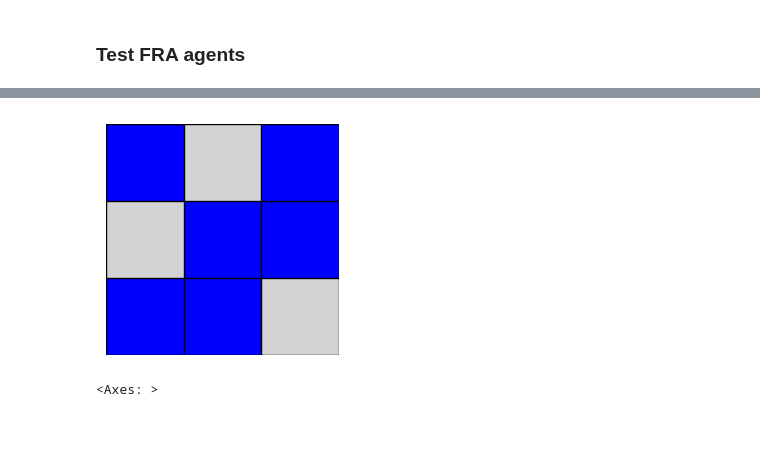
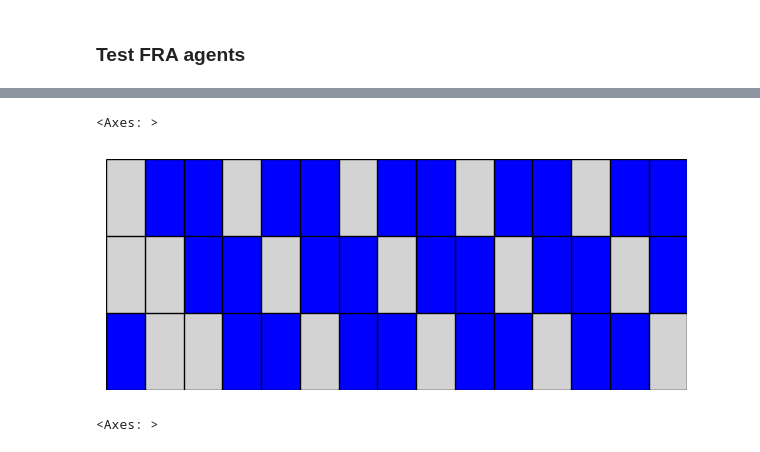
Before and after one commit to EAndrade-Lotero/Cognitive_Models_El_Farol_Bar_Problem, a Jupyter notebook: Notebooks/test_FRA.ipynb, the cells around one changed output, grey strips where cells are left out. Cells and saved outputs as stored; diff of their text form; code cells hidden in the pictures.

```diff
--- a/Notebooks/test_FRA.ipynb
+++ b/Notebooks/test_FRA.ipynb
@@ -65,7 +58,21 @@ agent = agents[agent_idx]
-# %%
-for fra in agent.sfr.focal_regions:
-    fra.debug = True
-    FocalRegion.draw_region(fra.focal_region)
-# %% [output]
-[figure, removed]
+# %%
+for agent in agents:
+    for fra in agent.sfr.focal_regions:
+        fra.debug = False
+
+    agent.sfr.debug = False
+
+# Create the episode
+episode = Episode(
+    model='FRA',
+    agents=agents,
+    environment=bar,
+    num_rounds=15
+)
+
+episode.run()
+bar.render()
+# %% [output]
+<Axes: >
+[figure, added]
 # %%
```
Also changed, not shown: parts of 13 cells of this notebook, 6 other files.
